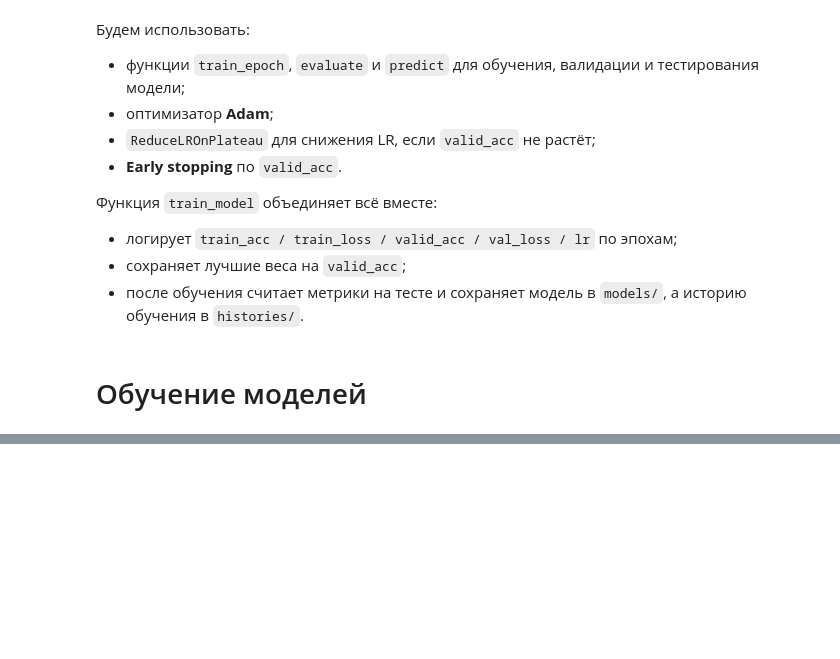
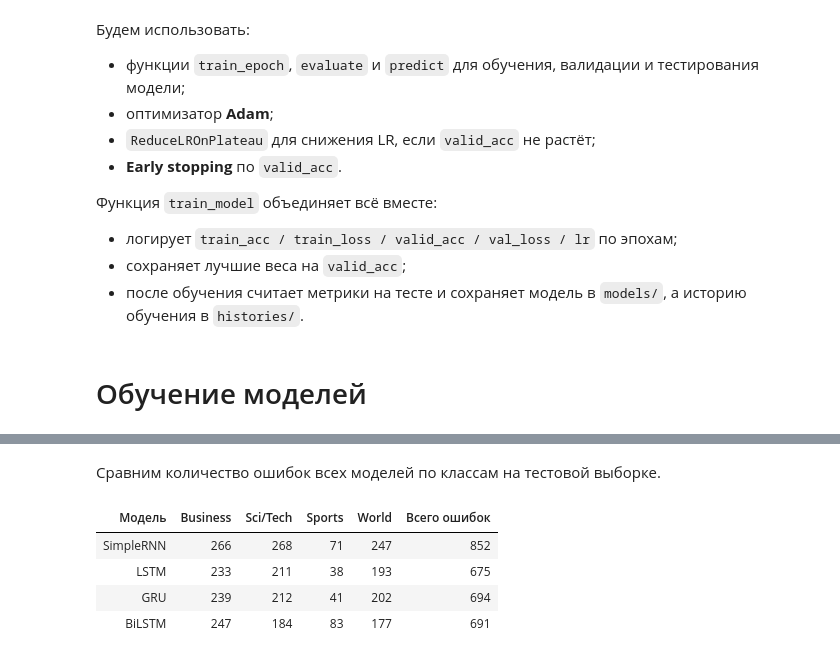
Before and after one commit to sosnovskiim/MachineLearning, a Jupyter notebook: Курс 4 - Интеллектуальные системы поддержки/3. Последовательные модели обработки текста в PyTorch/task3_pytorch_lstm/work/3. Последовательные модели обработки текста в PyTorch.ipynb, the cells around one changed output, grey strips where cells are left out. Drawn from its saved outputs; the diff is of its cells as text; code cells hidden in the pictures; blank space fills up the shorter version.

```diff
--- a/Курс 4 - Интеллектуальные системы поддержки/3. Последовательные модели обработки текста в PyTorch/task3_pytorch_lstm/work/3. Последовательные модели обработки текста в PyTorch.ipynb
+++ b/Курс 4 - Интеллектуальные системы поддержки/3. Последовательные модели обработки текста в PyTorch/task3_pytorch_lstm/work/3. Последовательные модели обработки текста в PyTorch.ipynb
@@ -1186,0 +1469,42 @@ debug_summary_df.style.hide(axis="index")
+# %% [markdown]
+Сравним количество ошибок всех моделей по классам на тестовой выборке.
+# %%
+error_masks = []
+errors = []
+
+for model_name in model_classes:
+    model = model_classes[model_name](
+        vocab_size=len(word2idx),
+        embedding_dim=EMBEDDING_DIM,
+        hidden_dim=HIDDEN_DIM,
+        num_classes=NUM_CLASSES,
+        padding_idx=word2idx["<PAD>"],
+    ).to(current_device)
+
+    model.load_state_dict(
+        torch.load(os.path.join(DIR_MODELS, f"{model_name}.pt"), map_location=current_device)
+    )
+    model.eval()
+
+    y_pred_model = np.argmax(predict(model, test_loader, current_device), axis=1)
+    mask = (y_pred_model != y_true)
+    error_masks.append(mask)
+
+    n_errors = int(mask.sum())
+    n_errors_by_class = np.bincount(y_true[mask], minlength=NUM_CLASSES)
+
+    errors.append([model_name] + n_errors_by_class.tolist() + [n_errors])
+
+    model.to("cpu")
+    torch.cuda.empty_cache()
+
+errors_df = pd.DataFrame(
+    errors, columns=["Модель"] + list(label_encoder.classes_) + ["Всего ошибок"],
+)
+errors_df.style.hide(axis="index")
+# %% [output]
+| Модель | Business | Sci/Tech | Sports | World | Всего ошибок |
+| SimpleRNN | 266 | 268 | 71 | 247 | 852 |
+| LSTM | 233 | 211 | 38 | 193 | 675 |
+| GRU | 239 | 212 | 41 | 202 | 694 |
+| BiLSTM | 247 | 184 | 83 | 177 | 691 |
```
Also changed, not shown: parts of 34 cells of this notebook.
